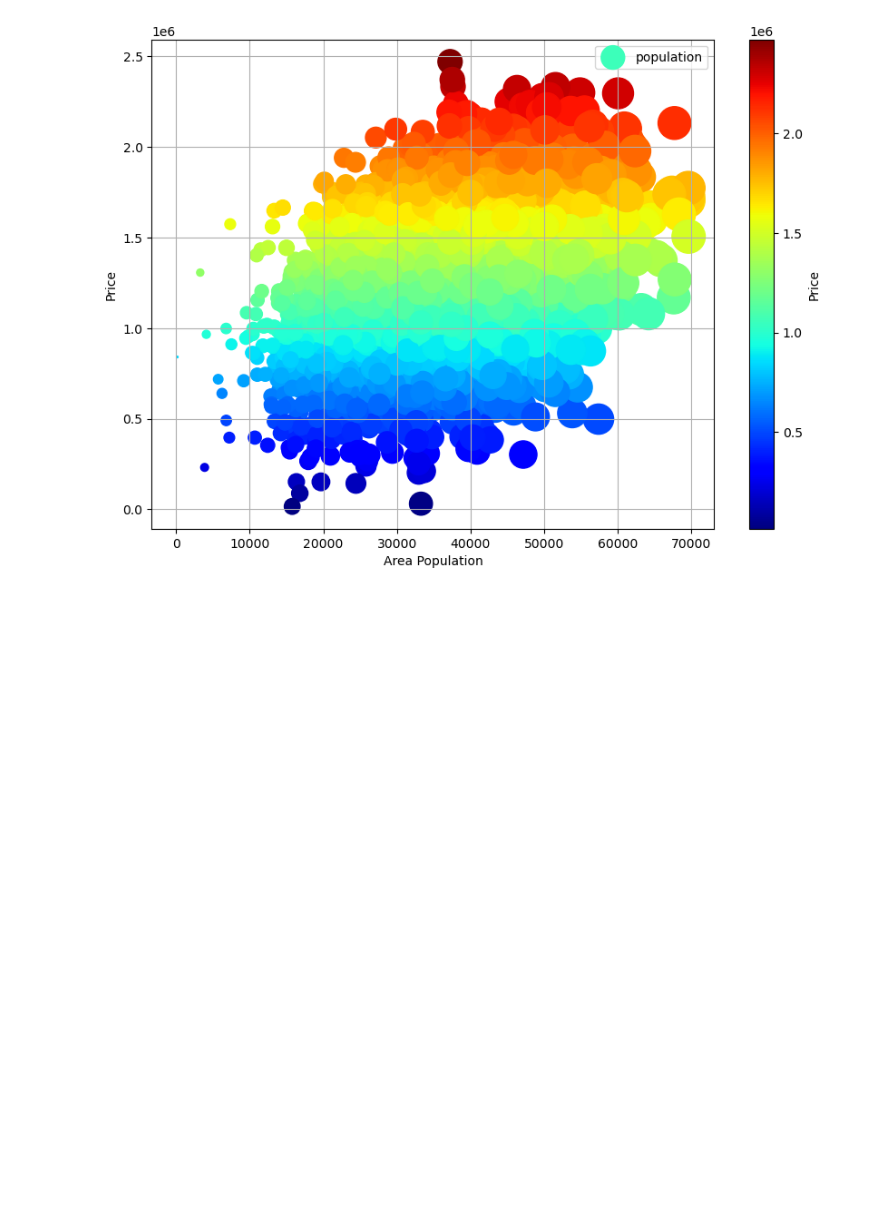
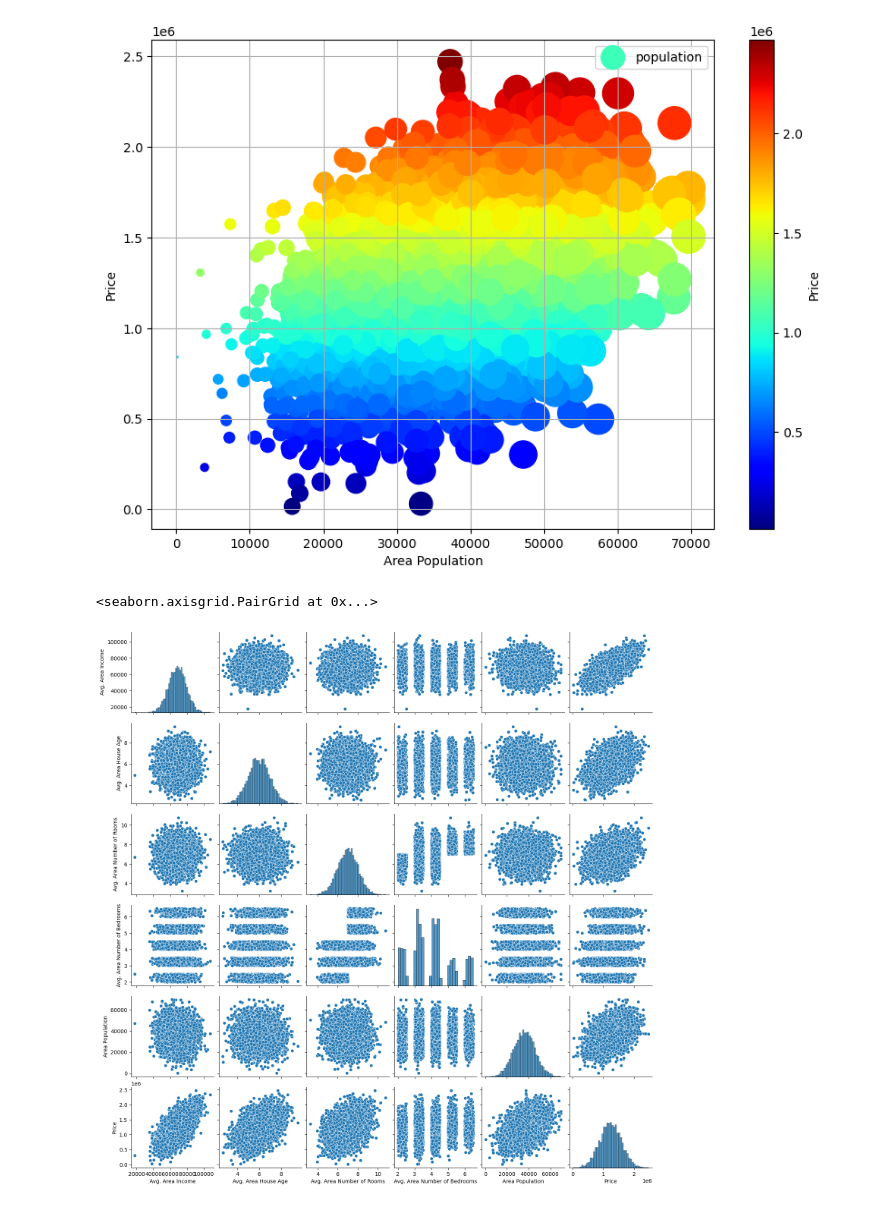
Before and after one commit to tashfeensubhani/practisedatascientist, a Jupyter notebook: chapter_2/Data Visualizations.ipynb, the cells around one changed output. Saved outputs shown, nothing was run; the diff lists cells and outputs as text; code cells hidden in the pictures; blank space fills up the shorter version.

Commit message:
visuals

```diff
--- a/chapter_2/Data Visualizations.ipynb
+++ b/chapter_2/Data Visualizations.ipynb
@@ -34,3 +36,8 @@ df.plot(kind="scatter", x="Area Population", y="Price", grid=True, s=df["Area Po
 # %% [output]
 <Axes: xlabel='Area Population', ylabel='Price'>
 [figure]
+# %%
+sns.pairplot(df)
+# %% [output]
+<seaborn.axisgrid.PairGrid at 0x...>
+[figure, added]
```
Also changed, not shown: parts of 5 cells of this notebook, 2 other files.
